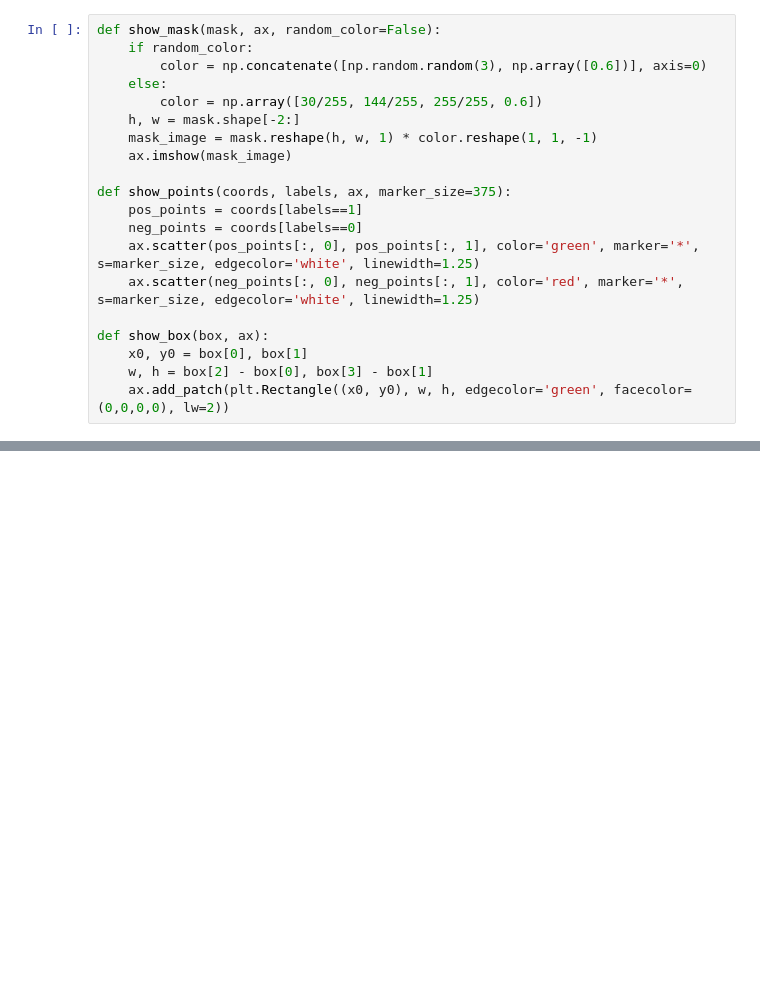
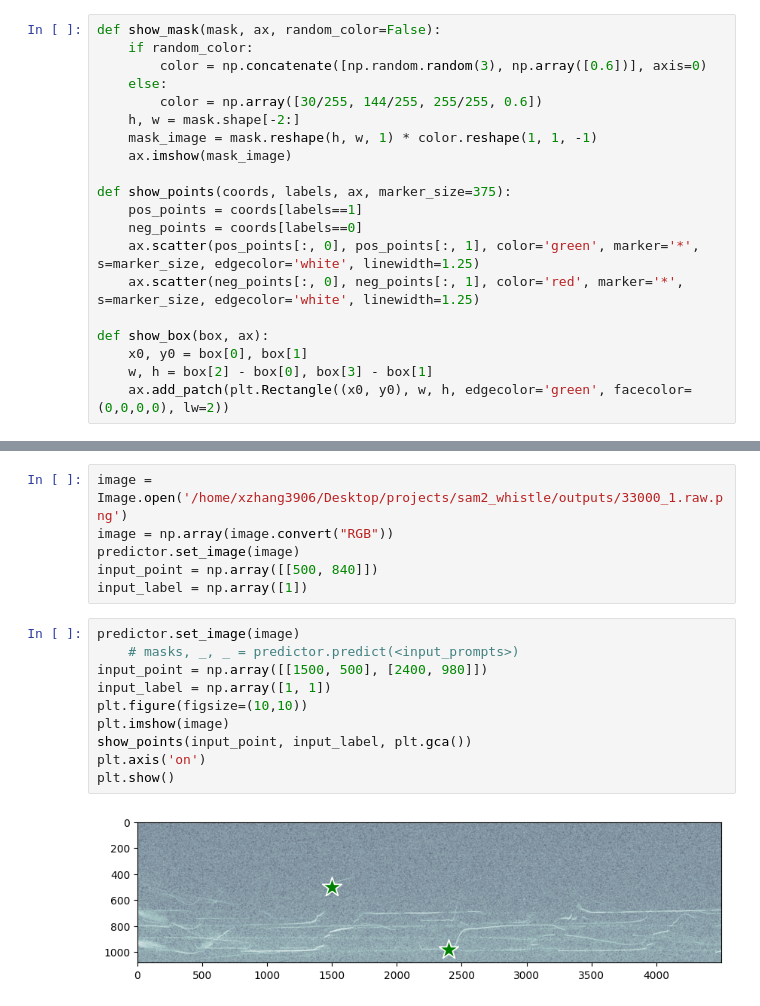
Before and after one commit to xixinzhang/sam_whistle, a Jupyter notebook: notebooks/spect.ipynb, the cells around one changed output, grey strips where cells are left out. Saved outputs shown, nothing was run; the diff lists cells and outputs as text; blank space fills up the shorter version.

```diff
--- a/notebooks/spect.ipynb
+++ b/notebooks/spect.ipynb
@@ -39,0 +87,18 @@ NameError: name 'cv2' is not defined
+# %%
+image = Image.open('/home/xzhang3906/Desktop/projects/sam2_whistle/outputs/33000_1.raw.png')
+image = np.array(image.convert("RGB"))
+predictor.set_image(image)
+input_point = np.array([[500, 840]])
+input_label = np.array([1])
+# %%
+predictor.set_image(image)
+    # masks, _, _ = predictor.predict(<input_prompts>)
+input_point = np.array([[1500, 500], [2400, 980]])
+input_label = np.array([1, 1])
+plt.figure(figsize=(10,10))
+plt.imshow(image)
+show_points(input_point, input_label, plt.gca())
+plt.axis('on')
+plt.show()
+# %% [output]
+[figure, added]
```
Also changed, not shown: parts of 7 cells of this notebook, 9 other files.
